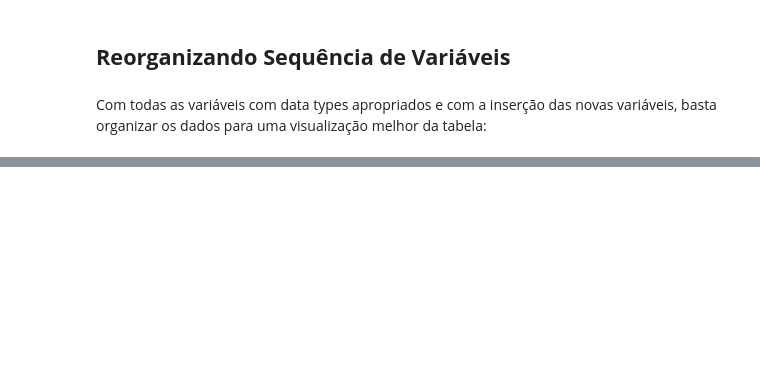
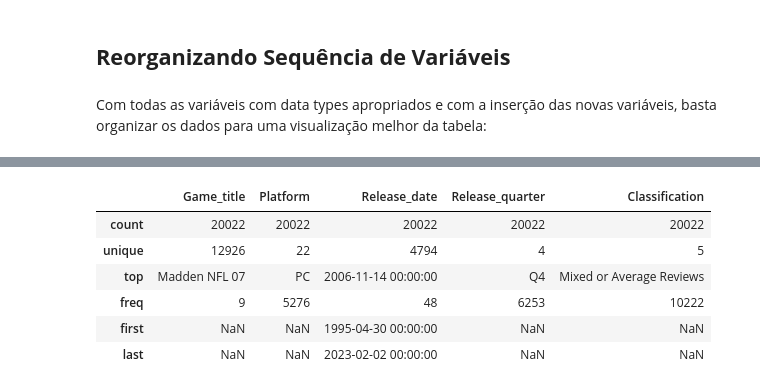
Before and after one commit to JoSEPHDev2022/Metacritc_Scores_Video_Games, a Jupyter notebook: analise_descritiva.ipynb, the cells around one changed output, grey strips where cells are left out. Cells and saved outputs as stored; diff of their text form; code cells hidden in the pictures; blank space fills up the shorter version.

```diff
--- a/analise_descritiva.ipynb
+++ b/analise_descritiva.ipynb
@@ -515,0 +574,11 @@ data_clean.head(10)
+# %%
+# Utilizando método describe para analisar variáveis categóricas:
+data_clean.describe(exclude='number')
+# %% [output]
+|  | Game_title | Platform | Release_date | Release_quarter | Classification |
+| count | 20022 | 20022 | 20022 | 20022 | 20022 |
+| unique | 12926 | 22 | 4794 | 4 | 5 |
+| top | Madden NFL 07 | PC | 2006-11-14 00:00:00 | Q4 | Mixed or Average Reviews |
+| freq | 9 | 5276 | 48 | 6253 | 10222 |
+| first | NaN | NaN | 1995-04-30 00:00:00 | NaN | NaN |
+| last | NaN | NaN | 2023-02-02 00:00:00 | NaN | NaN |
```
Also changed, not shown: parts of 22 cells of this notebook.
